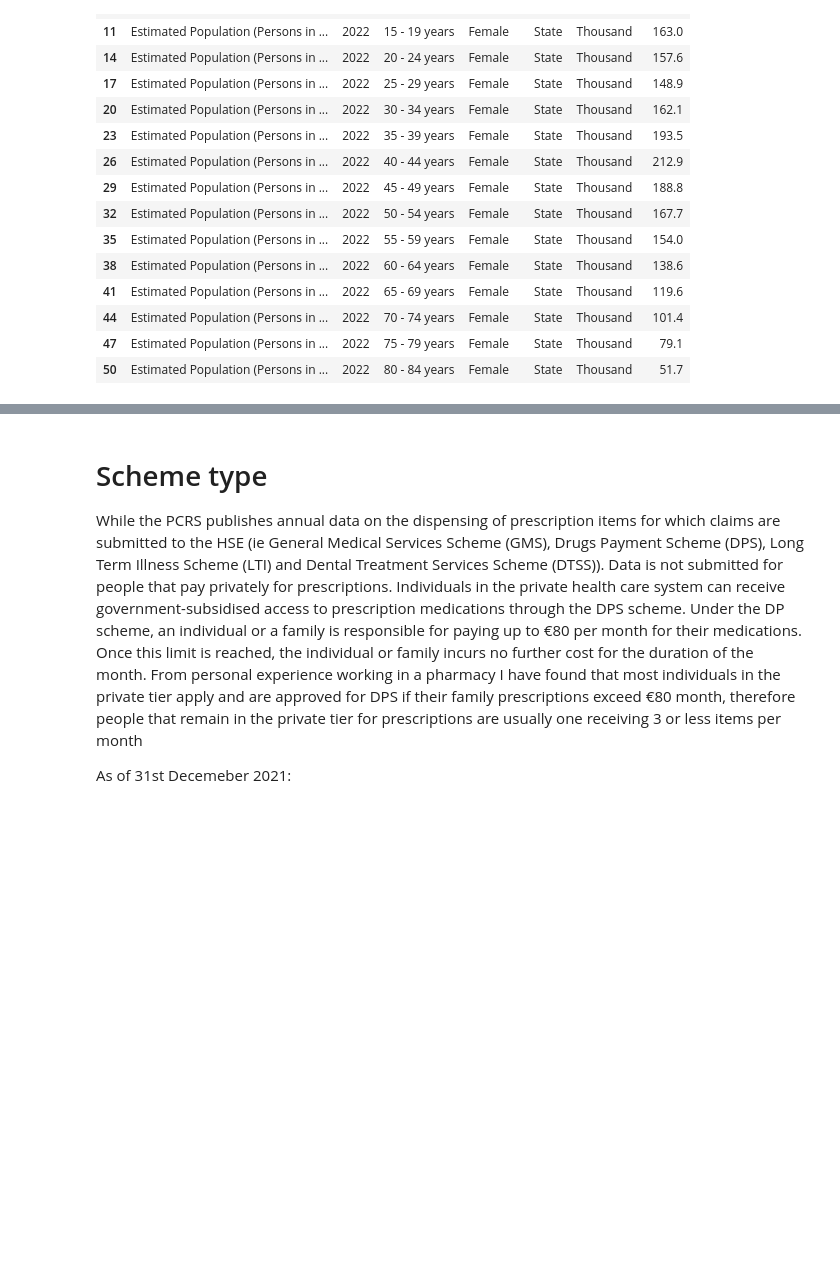
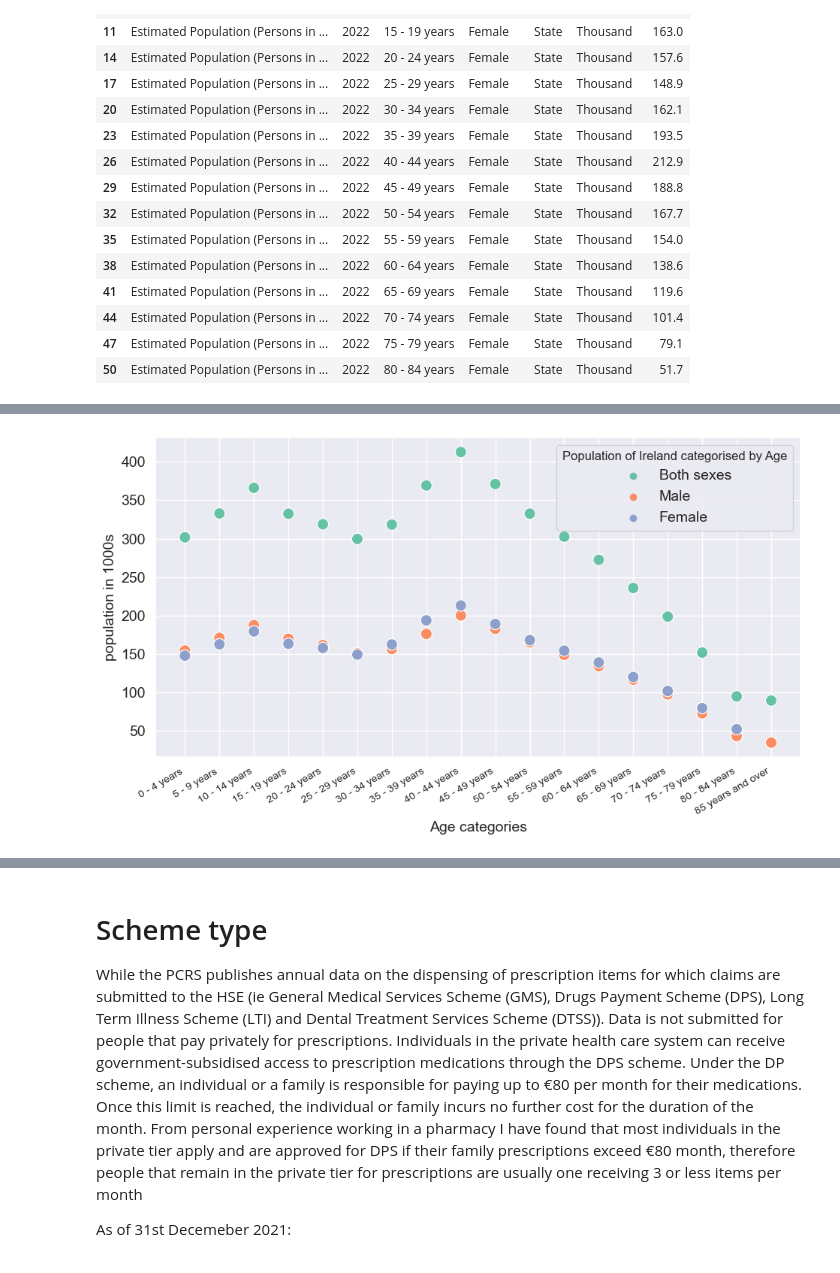
Before and after one commit to BridK02/PfDA-assignment, a Jupyter notebook: PfDA_Assignment.ipynb, the cells around one changed output, grey strips where cells are left out. Cells and saved outputs as stored; diff of their text form; code cells hidden in the pictures; blank space fills up the shorter version.

```diff
--- a/PfDA_Assignment.ipynb
+++ b/PfDA_Assignment.ipynb
@@ -337,0 +351,17 @@ The graph of the population of Ireland by age shows for both sexes that the age
+# %%
+plt.figure(figsize=(10,6), tight_layout=True)
+ax = sns.scatterplot(data=df, x='Age Group', y='VALUE',   hue='Sex', palette='Set2', s=120)
+ax.set(xlabel='Age categories', ylabel='population in 1000s')
+for label in ax.get_xticklabels(): #to put the x tick labels on an angle
+  label.set_rotation(30)
+  label.set_ha('right')
+ax.legend(title='Population of Ireland categorised by Age', title_fontsize = 12)
+plt.show()
+plt.rc('axes', titlesize=18)     # fontsize of the axes title
+plt.rc('axes', labelsize=14)    # fontsize of the x and y labels
+plt.rc('xtick', labelsize=14)    # fontsize of the tick labels
+plt.rc('ytick', labelsize=14)    # fontsize of the tick labels
+plt.rc('legend', fontsize=14)    # legend fontsize
+#plt.rc('font', size=24)          # controls default text sizes
+# %% [output]
+[figure, added]
```
Also changed, not shown: parts of 11 cells of this notebook.
